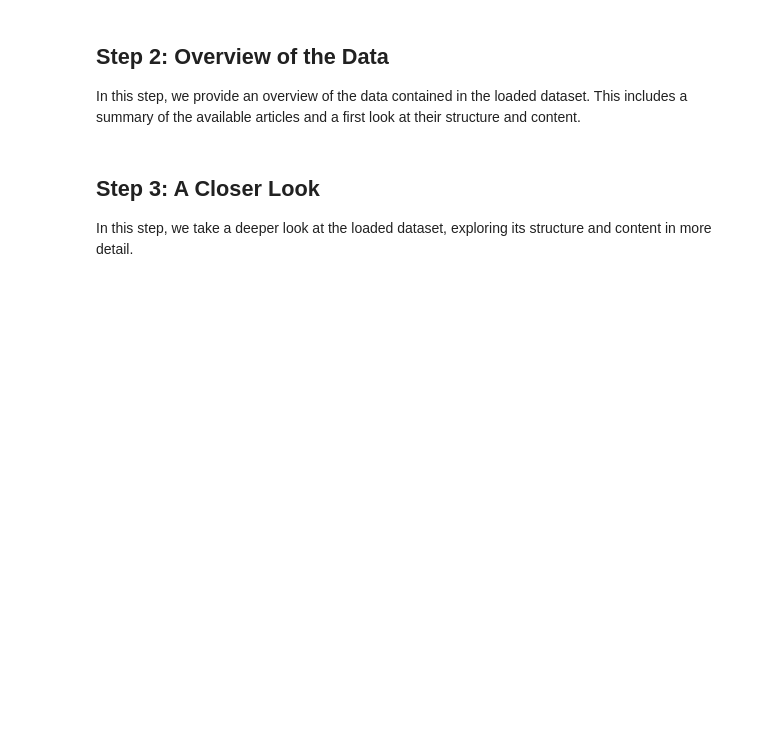
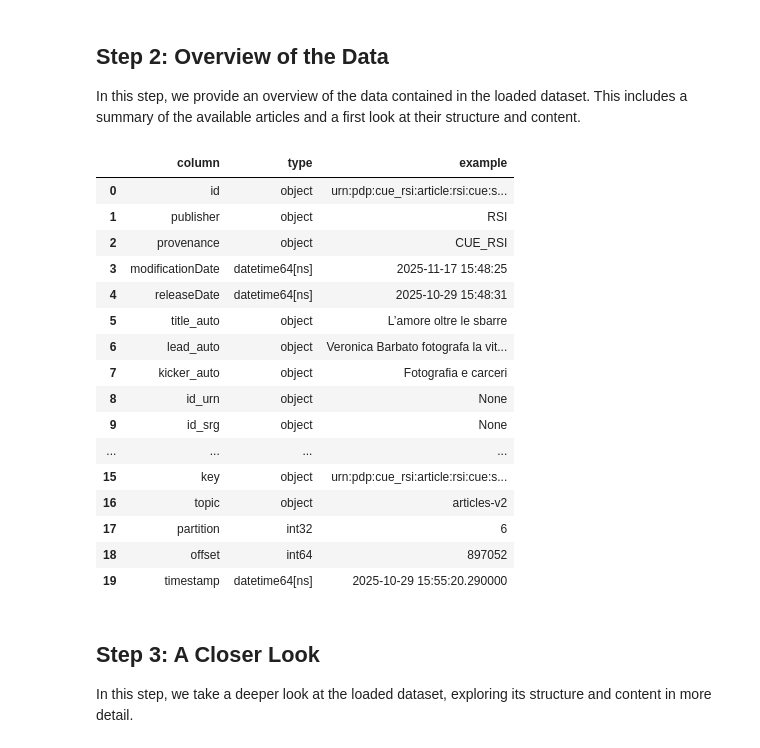
Before and after one commit to Tao-Pi/CAS-Applied-Data-Science, a Jupyter notebook: Final Project/Group_Work.ipynb, the cells around one changed output. Cells and saved outputs as stored; diff of their text form; code cells hidden in the pictures; blank space fills up the shorter version.

```diff
--- a/Final Project/Group_Work.ipynb
+++ b/Final Project/Group_Work.ipynb
@@ -112,17 +131,39 @@ congrats: you have successfully read the publically available (sampled) data set
 
 In this step, we provide an overview of the data contained in the loaded dataset. This includes a summary of the available articles and a first look at their structure and content.
 # %%
-first_row = srgssr_article_corpus.head(1)[0].asDict() if srgssr_article_corpus.head(1) else {}
+# Falls DataFrame leer ist → leeres dict
+first_row = srgssr_article_corpus.iloc[0].to_dict() if not srgssr_article_corpus.empty else {}
+
 cols_info = [
     {
-        "column": name,
+        "column": col,
         "type": str(dtype),
-        "example": first_row.get(name, None)
+        "example": first_row.get(col, None)
     }
-    for name, dtype in srgssr_article_corpus.dtypes
+    for col, dtype in srgssr_article_corpus.dtypes.items()
 ]
 
-display(cols_info, ["column", "type", "example"])
+# Schön anzeigen
+import pandas as pd
+pd.DataFrame(cols_info).head(20)
+# %% [output]
+|  | column | type | example |
+| 0 | id | object | urn:pdp:cue_rsi:article:rsi:cue:s... |
+| 1 | publisher | object | RSI |
+| 2 | provenance | object | CUE_RSI |
+| 3 | modificationDate | datetime64[ns] | 2025-11-17 15:48:25 |
+| 4 | releaseDate | datetime64[ns] | 2025-10-29 15:48:31 |
+| 5 | title_auto | object | L’amore oltre le sbarre |
+| 6 | lead_auto | object | Veronica Barbato fotografa la vit... |
+| 7 | kicker_auto | object | Fotografia e carceri |
+| 8 | id_urn | object | None |
+| 9 | id_srg | object | None |
+| ... | ... | ... | ... |
+| 15 | key | object | urn:pdp:cue_rsi:article:rsi:cue:s... |
+| 16 | topic | object | articles-v2 |
+| 17 | partition | int32 | 6 |
+| 18 | offset | int64 | 897052 |
+| 19 | timestamp | datetime64[ns] | 2025-10-29 15:55:20.290000 |
 # %% [markdown]
 ## Step 3: A Closer Look
 
```
Also changed, not shown: parts of 7 cells of this notebook.
